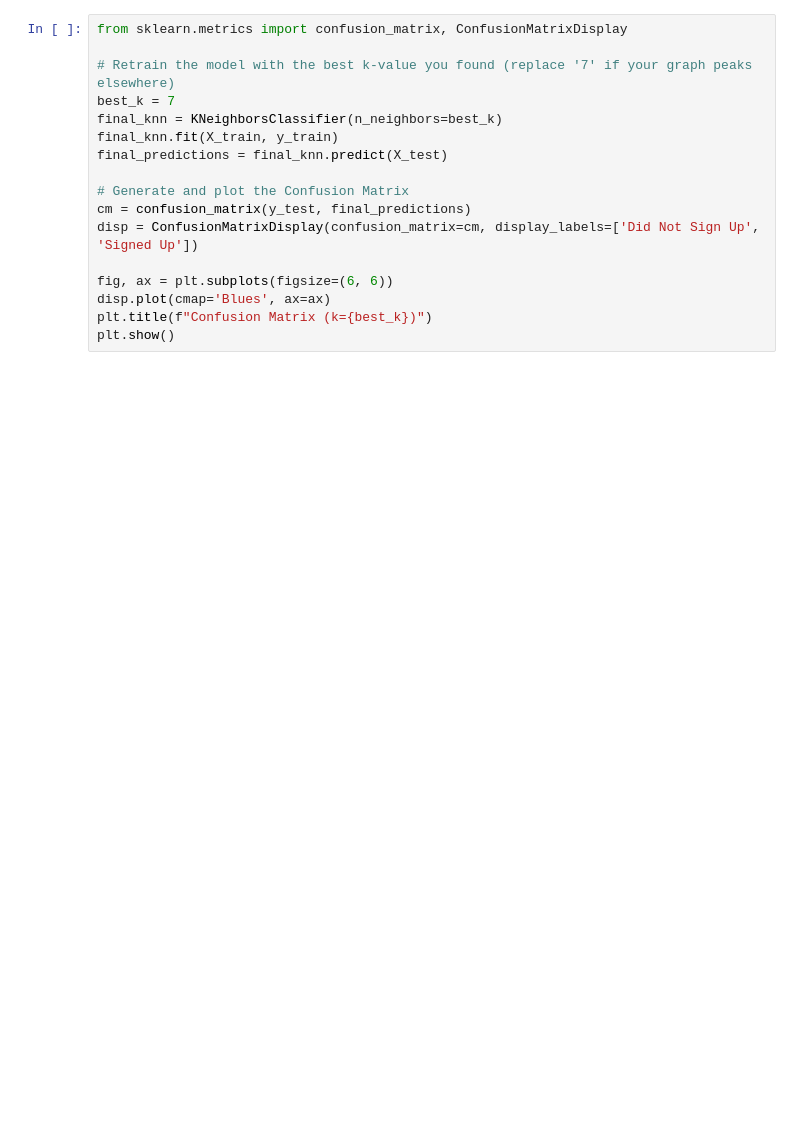
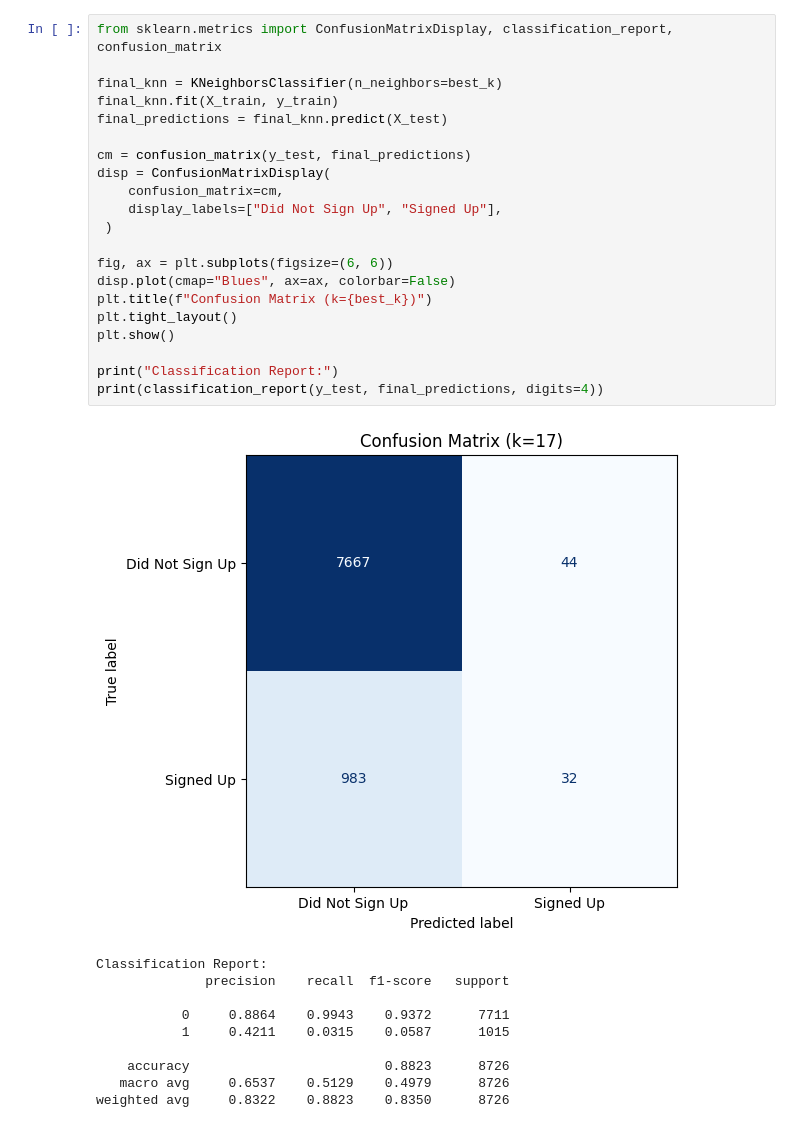
Before and after one commit to enchien8/ds1001_final, a Jupyter notebook: Final Project.ipynb, the cells around one changed output. Cells and saved outputs as stored; diff of their text form; blank space fills up the shorter version.

```diff
--- a/Final Project.ipynb
+++ b/Final Project.ipynb
@@ -97,18 +400,33 @@ plt.show()
 # %%
-from sklearn.metrics import confusion_matrix, ConfusionMatrixDisplay
+from sklearn.metrics import ConfusionMatrixDisplay, classification_report, confusion_matrix
 
-# Retrain the model with the best k-value you found (replace '7' if your graph peaks elsewhere)
-best_k = 7
 final_knn = KNeighborsClassifier(n_neighbors=best_k)
 final_knn.fit(X_train, y_train)
 final_predictions = final_knn.predict(X_test)
 
-# Generate and plot the Confusion Matrix
 cm = confusion_matrix(y_test, final_predictions)
-disp = ConfusionMatrixDisplay(confusion_matrix=cm, display_labels=['Did Not Sign Up', 'Signed Up'])
+disp = ConfusionMatrixDisplay(
+    confusion_matrix=cm,
+    display_labels=["Did Not Sign Up", "Signed Up"],
+ )
 
 fig, ax = plt.subplots(figsize=(6, 6))
-disp.plot(cmap='Blues', ax=ax)
+disp.plot(cmap="Blues", ax=ax, colorbar=False)
 plt.title(f"Confusion Matrix (k={best_k})")
+plt.tight_layout()
 plt.show()
+
+print("Classification Report:")
+print(classification_report(y_test, final_predictions, digits=4))
+# %% [output]
+[figure, added]
+Classification Report:
+              precision    recall  f1-score   support
+
+           0     0.8864    0.9943    0.9372      7711
+           1     0.4211    0.0315    0.0587      1015
+
+    accuracy                         0.8823      8726
+   macro avg     0.6537    0.5129    0.4979      8726
+weighted avg     0.8322    0.8823    0.8350      8726
 # %%
```
Also changed, not shown: parts of 16 cells of this notebook.
